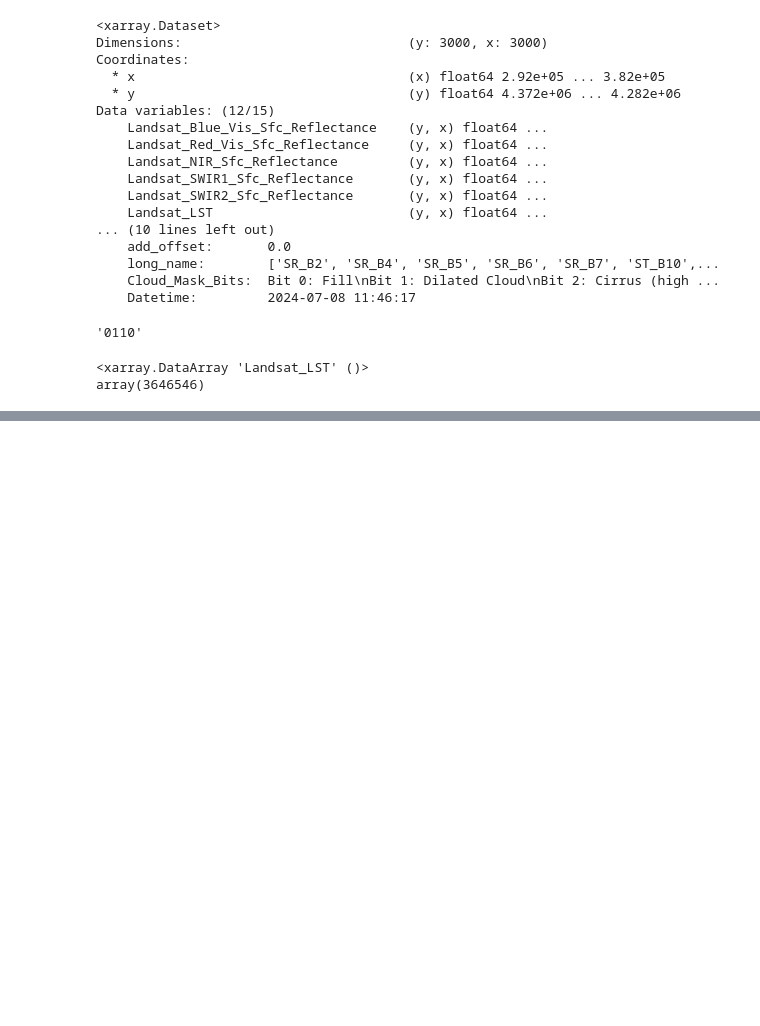
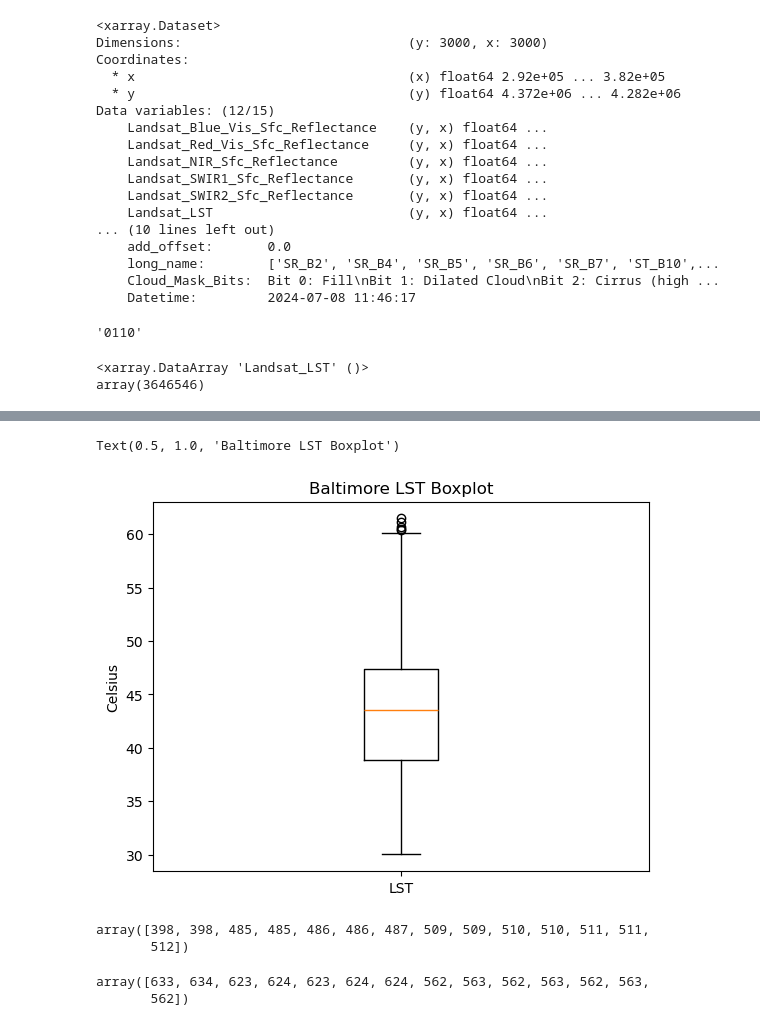
Before and after one commit to jstarfeldt/ML_UH_datasets, a Jupyter notebook: Jon_dataset_code/analysis.ipynb, the cells around one changed output, grey strips where cells are left out. Drawn from its saved outputs; the diff is of its cells as text; code cells hidden in the pictures; blank space fills up the shorter version.

```diff
--- a/Jon_dataset_code/analysis.ipynb
+++ b/Jon_dataset_code/analysis.ipynb
@@ -59,0 +83,7 @@ cb.set_label('LST (Celsius)')
+# %%
+plt.boxplot(x=LSTs, labels=['LST'])
+plt.ylabel('Celsius')
+plt.title('Baltimore LST Boxplot')
+# %% [output]
+Text(0.5, 1.0, 'Baltimore LST Boxplot')
+[figure, added]
@@ -59,0 +98,10 @@ cb.set_label('LST (Celsius)')
+# %%
+outlier_y
+# %% [output]
+array([398, 398, 485, 485, 486, 486, 487, 509, 509, 510, 510, 511, 511,
+       512])
+# %%
+outlier_x
+# %% [output]
+array([633, 634, 623, 624, 623, 624, 624, 562, 563, 562, 563, 562, 563,
+       562])
```
Also changed, not shown: parts of 13 cells of this notebook, 2 other files.
